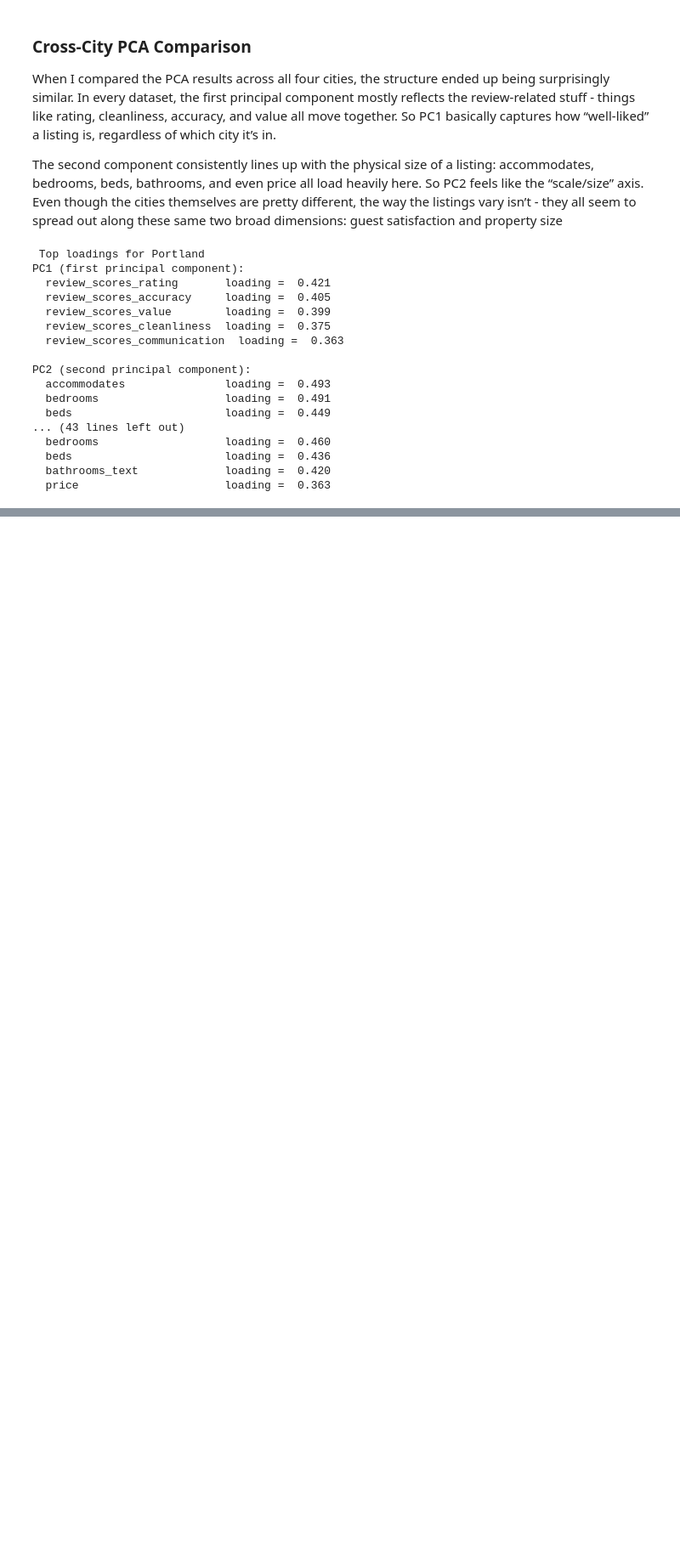
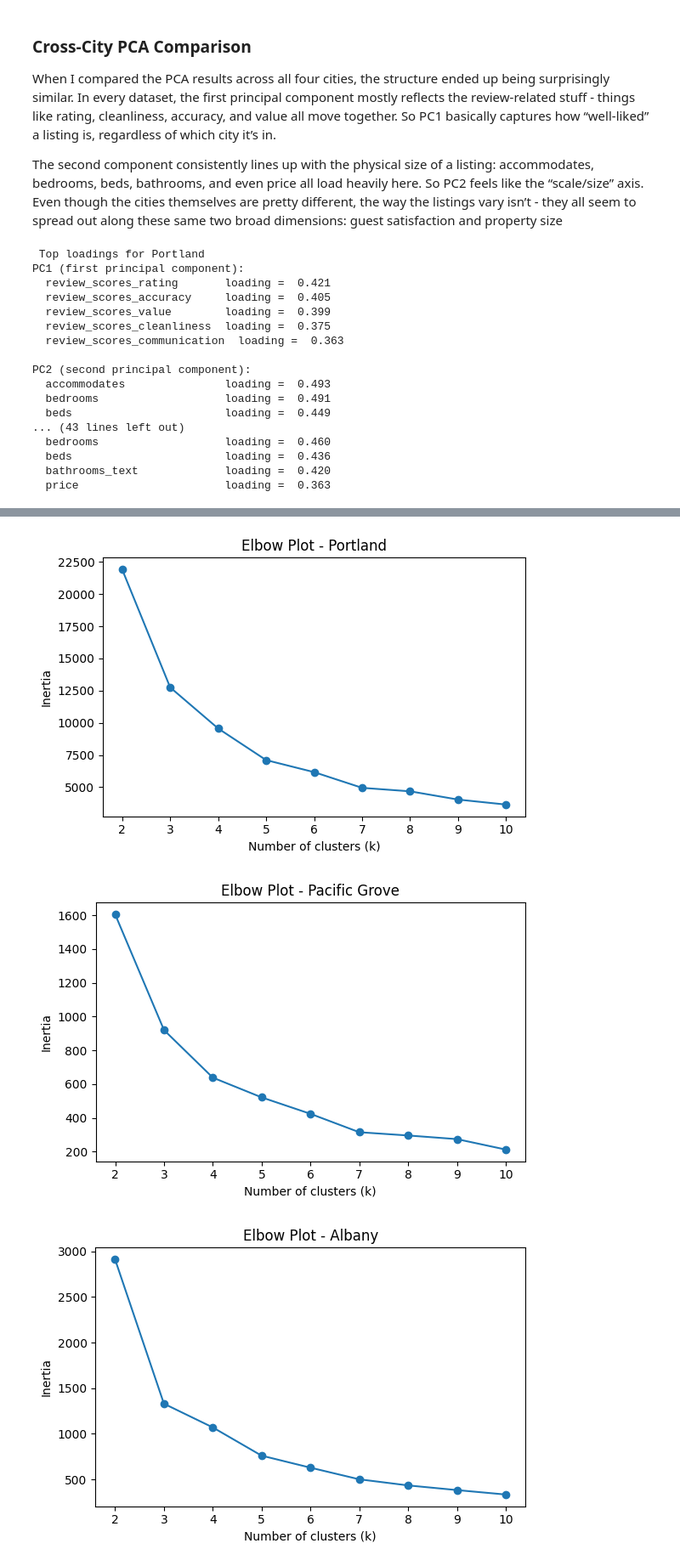
Before and after one commit to aryaa-deshpande/Multi-City-Airbnb-Market-Analysis, a Jupyter notebook: Deshpande_AryaaParesh_takehome.ipynb, the cells around one changed output, grey strips where cells are left out. Shown: that part at 85% size. Cells and saved outputs as stored; diff of their text form; code cells hidden in the pictures; blank space fills up the shorter version.

Commit message:
add K Means clustering

```diff
--- a/Deshpande_AryaaParesh_takehome.ipynb
+++ b/Deshpande_AryaaParesh_takehome.ipynb
@@ -356,0 +364,6 @@ PC2 (second principal component):
+# %%
+city_pca2 = {}
+
+for city, res in pca_results.items():
+    X_pca = res["X_pca"]
+    city_pca2[city] = X_pca[:, :2]   # first two PCs
@@ -356,0 +372,25 @@ PC2 (second principal component):
+# %%
+def plot_elbow(X, city_name, k_range=range(2, 11)):
+    inertias = []
+
+    for k in k_range:
+        km = KMeans(n_clusters=k, random_state=RANDOM_STATE)
+        km.fit(X)
+        inertias.append(km.inertia_)
+
+    plt.figure(figsize=(6, 4))
+    plt.plot(list(k_range), inertias, marker='o')
+    plt.title(f"Elbow Plot - {city_name}")
+    plt.xlabel("Number of clusters (k)")
+    plt.ylabel("Inertia")
+    plt.tight_layout()
+    plt.show()
+
+    return inertias
+# %%
+for city, X in city_pca2.items():
+    plot_elbow(X, city)
+# %% [output]
+[figure, added]
+[figure, added]
+[figure, added]
```
Also changed, not shown: parts of 13 cells of this notebook.
